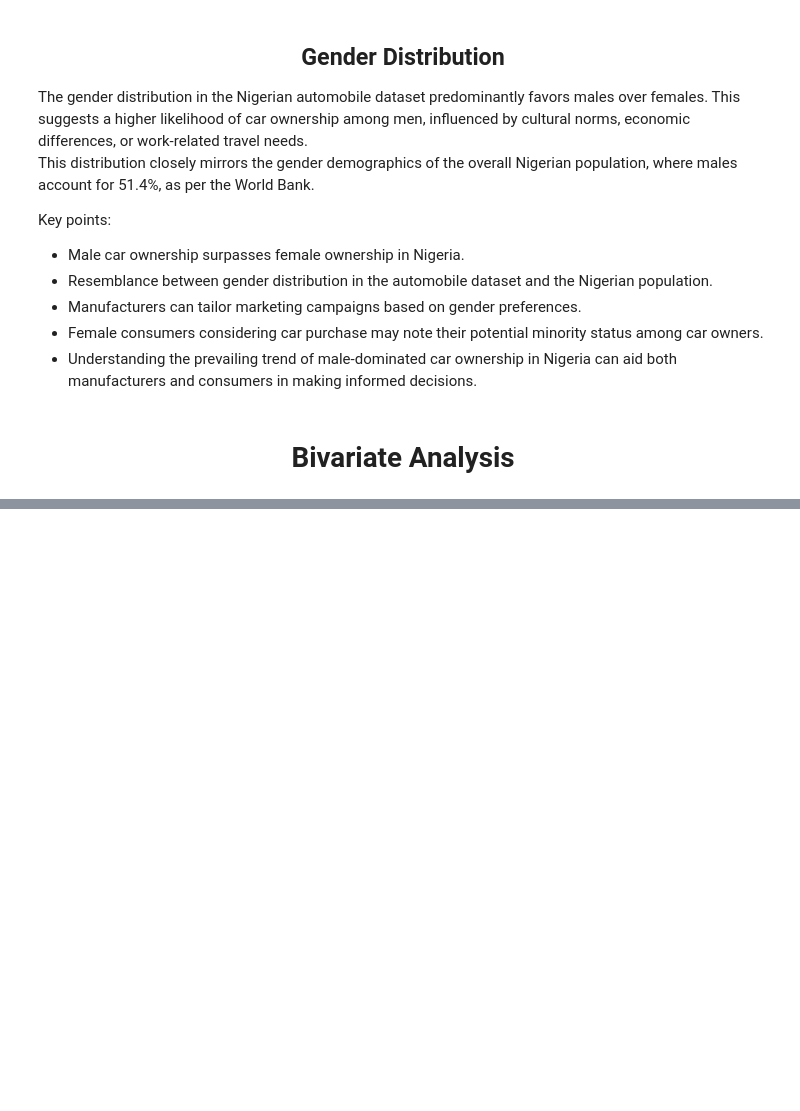
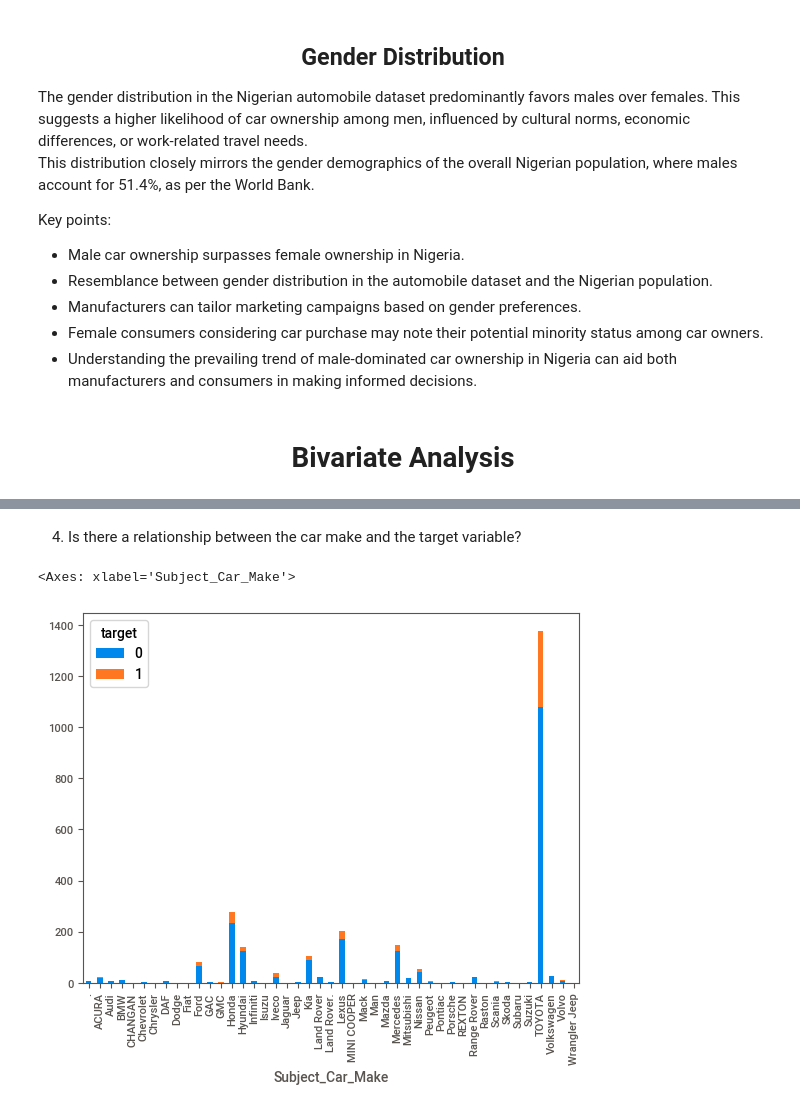
Before and after one commit to Gbekoilias/Auto-Insurance-Claim-Prediction, a Jupyter notebook: analyzing.ipynb, the cells around one changed output, grey strips where cells are left out. Drawn from its saved outputs; the diff is of its cells as text; code cells hidden in the pictures; blank space fills up the shorter version.

```diff
--- a/analyzing.ipynb
+++ b/analyzing.ipynb
@@ -214,0 +252,7 @@ Key points:
+# %% [markdown]
+4. Is there a relationship between the car make and the target variable?
+# %%
+pd.crosstab(df['Subject_Car_Make'], df['target']).plot(kind='bar', stacked=True)
+# %% [output]
+<Axes: xlabel='Subject_Car_Make'>
+[figure, added]
```
Also changed, not shown: parts of 44 cells of this notebook.
